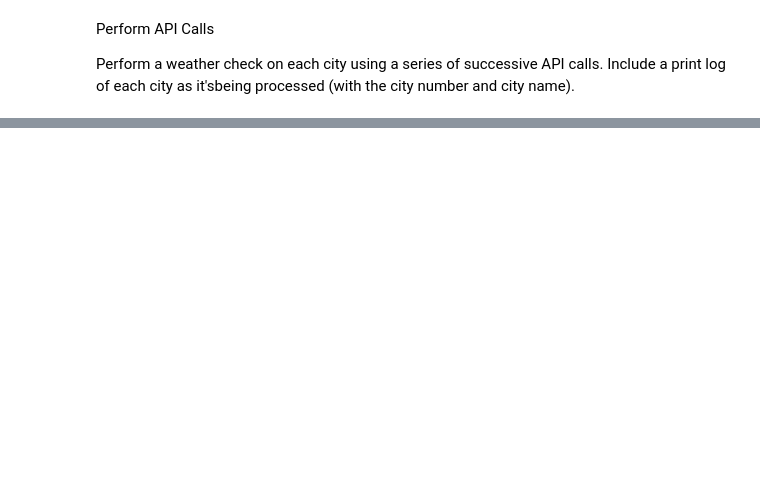
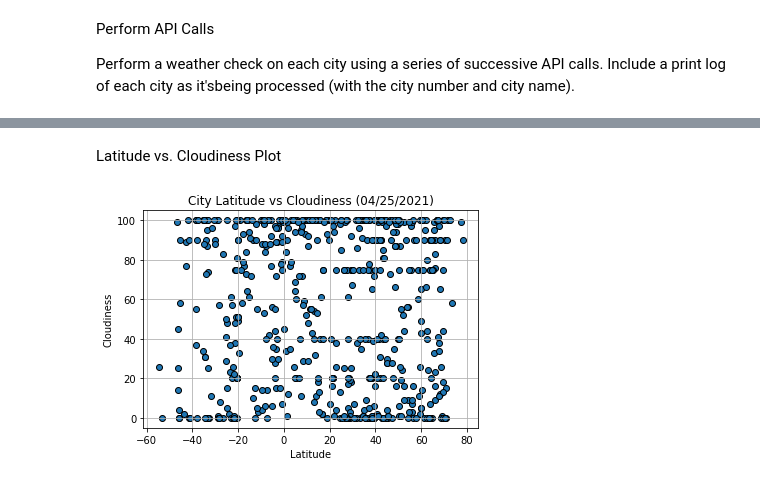
Before and after one commit to cmoore187/python-api-challenge, a Jupyter notebook: output_data/WeatherPy/WeatherPy.ipynb, the cells around one changed output, grey strips where cells are left out. Cells and saved outputs as stored; diff of their text form; code cells hidden in the pictures; blank space fills up the shorter version.

```diff
--- a/output_data/WeatherPy/WeatherPy.ipynb
+++ b/output_data/WeatherPy/WeatherPy.ipynb
@@ -125,0 +199,12 @@ ConnectionError: HTTPSConnectionPool(host='api.openweathermap.org', port=443): M
+# %% [markdown]
+ Latitude vs. Cloudiness Plot
+# %%
+#cretae the latitude s cloudiness plot and save the image
+plt.grid()
+plt.xlabel('Latitude')
+plt.ylabel('Cloudiness')
+plt.title('City Latitude vs Cloudiness (04/25/2021)')
+plt.scatter(city_data['lat'],city_data['cloudiness'],edgecolor='black', linewidths=1,)
+plt.savefig("../../output_data/City_Lat_vs Cloudiness_.png")
+# %% [output]
+[figure, added]
```
Also changed, not shown: parts of 33 cells of this notebook, 14 other files.
